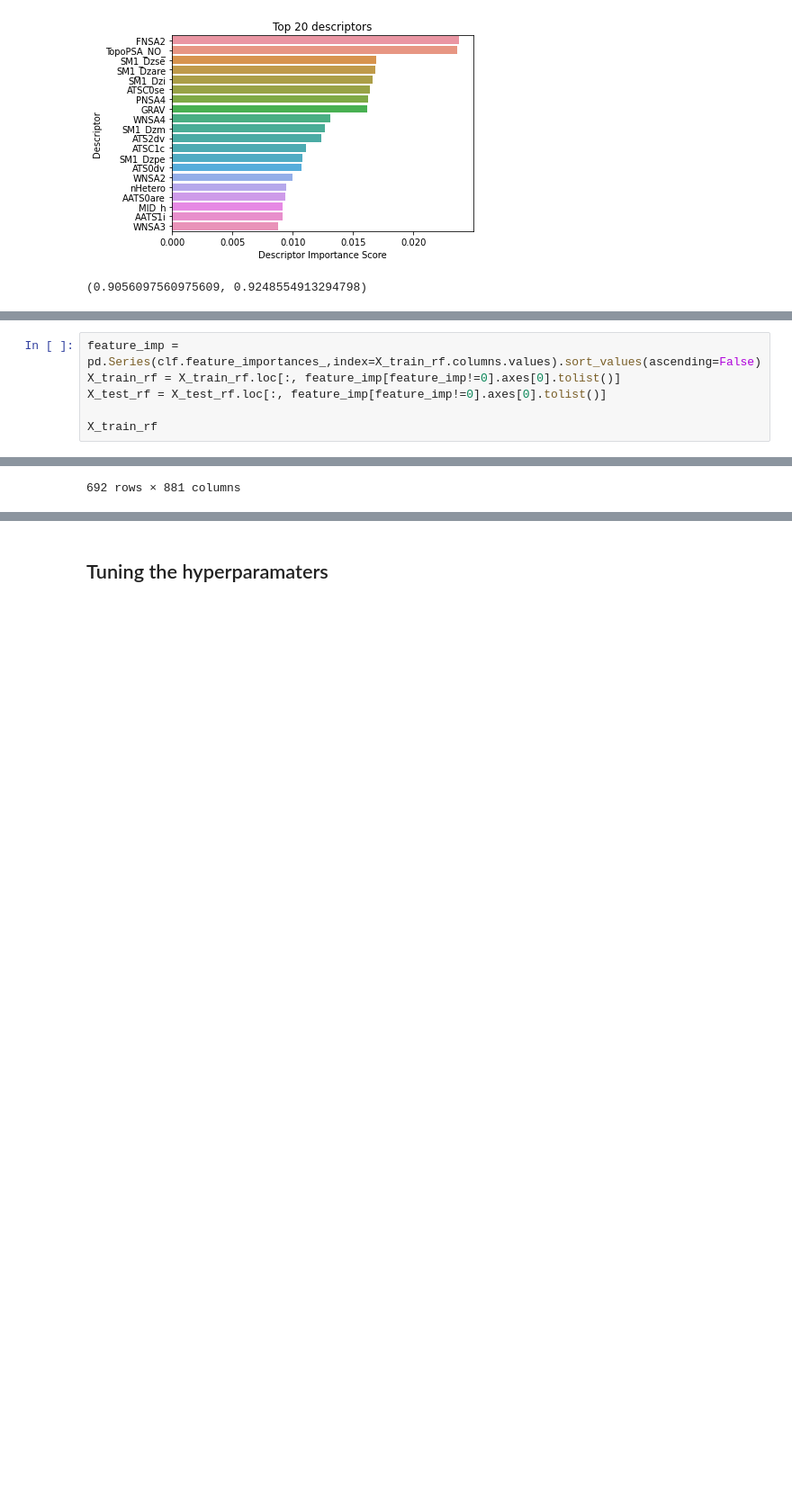
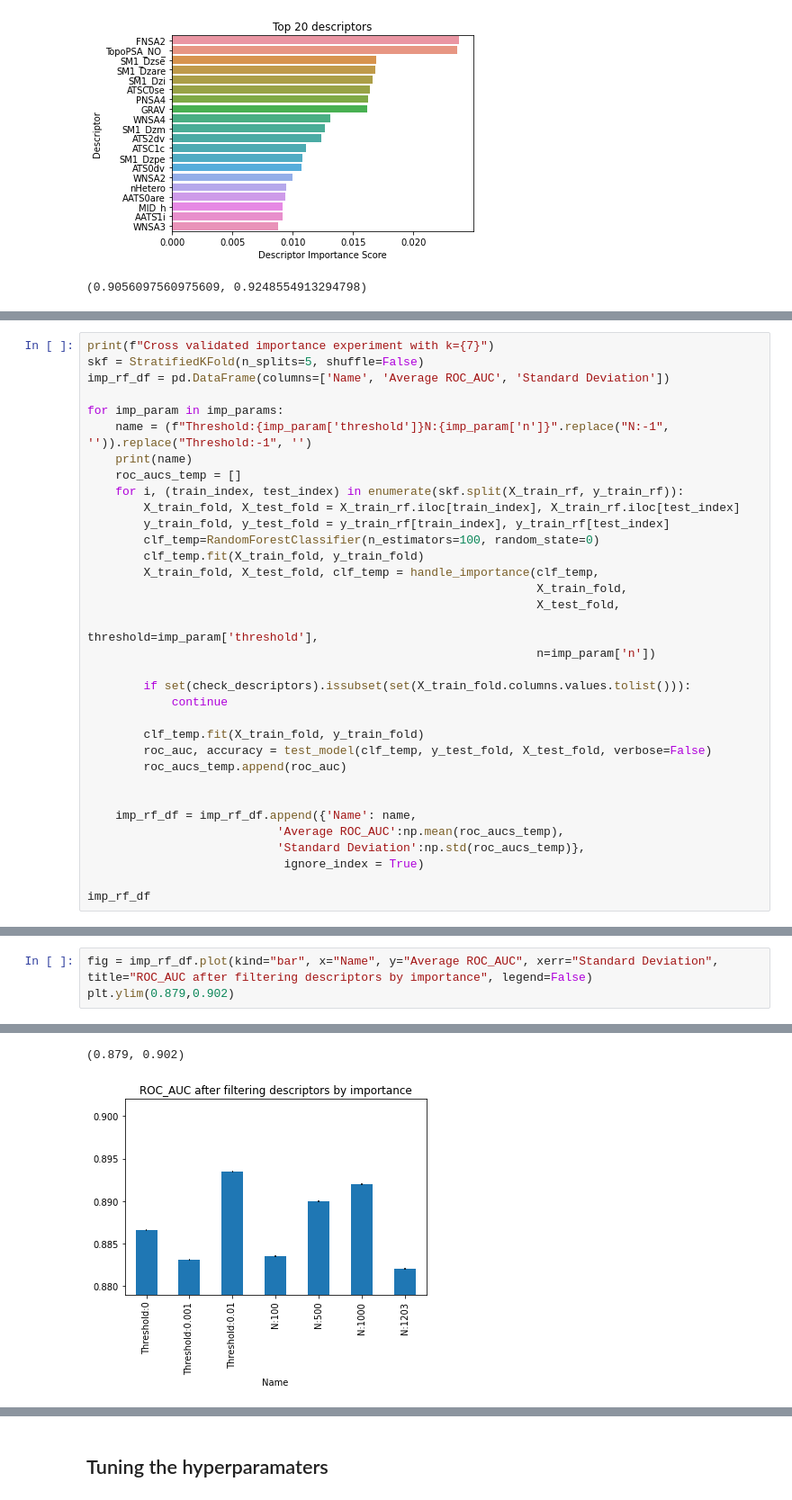
Before and after one commit to Zoya-Anwar/PythonSmellClassifiers-Mark, a Jupyter notebook: smell-classifier.py.ipynb, the cells around one changed output, grey strips where cells are left out. Shown: that part at 90% size. Saved outputs shown, nothing was run; the diff lists cells and outputs as text; blank space fills up the shorter version.

Commit message:
Added importance filtering

```diff
--- a/smell-classifier.py.ipynb
+++ b/smell-classifier.py.ipynb
@@ -304,0 +338,34 @@ weighted avg       0.92      0.92      0.92       173
+# %%
+print(f"Cross validated importance experiment with k={7}")
+skf = StratifiedKFold(n_splits=5, shuffle=False)
+imp_rf_df = pd.DataFrame(columns=['Name', 'Average ROC_AUC', 'Standard Deviation'])
+
+for imp_param in imp_params:
+    name = (f"Threshold:{imp_param['threshold']}N:{imp_param['n']}".replace("N:-1", '')).replace("Threshold:-1", '')
+    print(name)
+    roc_aucs_temp = []
+    for i, (train_index, test_index) in enumerate(skf.split(X_train_rf, y_train_rf)):
+        X_train_fold, X_test_fold = X_train_rf.iloc[train_index], X_train_rf.iloc[test_index]
+        y_train_fold, y_test_fold = y_train_rf[train_index], y_train_rf[test_index]
+        clf_temp=RandomForestClassifier(n_estimators=100, random_state=0)
+        clf_temp.fit(X_train_fold, y_train_fold)
+        X_train_fold, X_test_fold, clf_temp = handle_importance(clf_temp,
+                                                                X_train_fold,
+                                                                X_test_fold,
+                                                                threshold=imp_param['threshold'],
+                                                                n=imp_param['n'])
+
+        if set(check_descriptors).issubset(set(X_train_fold.columns.values.tolist())):
+            continue
+
+        clf_temp.fit(X_train_fold, y_train_fold)
+        roc_auc, accuracy = test_model(clf_temp, y_test_fold, X_test_fold, verbose=False)
+        roc_aucs_temp.append(roc_auc)
+
+
+    imp_rf_df = imp_rf_df.append({'Name': name,
+                           'Average ROC_AUC':np.mean(roc_aucs_temp),
+                           'Standard Deviation':np.std(roc_aucs_temp)},
+                            ignore_index = True)
+
+imp_rf_df
@@ -305,7 +389,4 @@ weighted avg       0.92      0.92      0.92       173
 # %%
-feature_imp = pd.Series(clf.feature_importances_,index=X_train_rf.columns.values).sort_values(ascending=False)
-X_train_rf = X_train_rf.loc[:, feature_imp[feature_imp!=0].axes[0].tolist()]
-X_test_rf = X_test_rf.loc[:, feature_imp[feature_imp!=0].axes[0].tolist()]
-
-X_train_rf
+fig = imp_rf_df.plot(kind="bar", x="Name", y="Average ROC_AUC", xerr="Standard Deviation", title="ROC_AUC after filtering descriptors by importance", legend=False)
+plt.ylim(0.879,0.902)
 # %% [output]
@@ -325 +393,2 @@ X_train_rf
-692 rows × 881 columns
+(0.879, 0.902)
+[figure, added]
```
Also changed, not shown: parts of 31 cells of this notebook, 1 other file.
